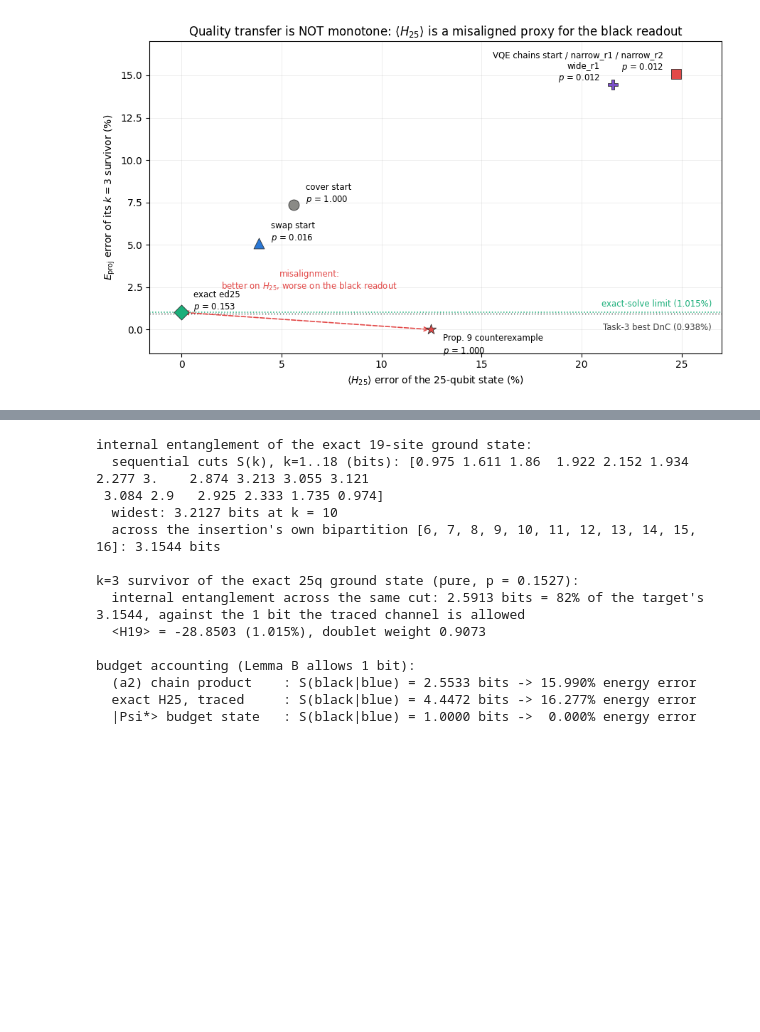
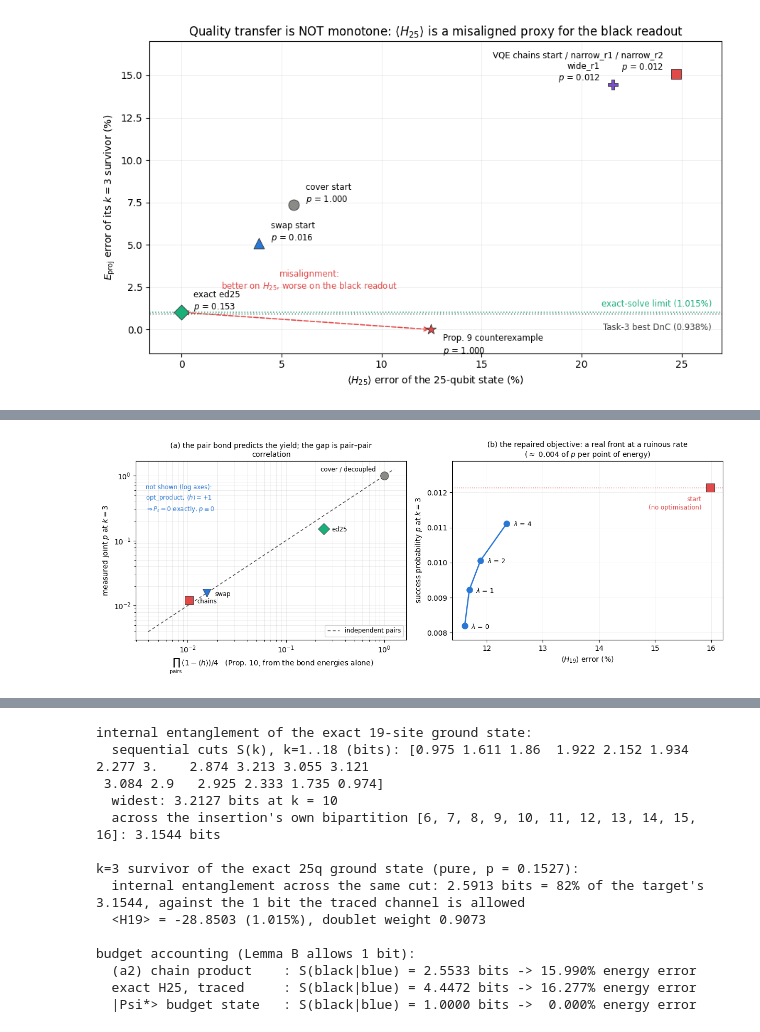
Before and after one commit to Julianaros/Kagome-DnC-VQE, a Jupyter notebook: 5_Task/Trade_Duality_KAFH.ipynb, the cells around one changed output, grey strips where cells are left out. Drawn from its saved outputs; the diff is of its cells as text; code cells hidden in the pictures; blank space fills up the shorter version.

```diff
--- a/5_Task/Trade_Duality_KAFH.ipynb
+++ b/5_Task/Trade_Duality_KAFH.ipynb
@@ -1330,0 +1457,92 @@ both readings of the best state per tag:
+# %%
+# the lambda-scan of the repaired objective, and Fig. 7 -------------------------
+ls = dict(np.load(RESULTS / "lambda_scan.npz"))
+print(f"{'lambda':>7s} {'<H19>':>9s} {'err%':>7s} {'pairs':>8s} "
+      f"{'prod Ps':>8s} {'p3':>8s} {'E_proj':>9s} {'err%':>7s} "
+      f"{'w_doublet':>9s} {'|grad0|':>9s}")
+for k in range(len(ls["lam"])):
+    print(f"{ls['lam'][k]:7.0f} {ls['e_black'][k]:9.4f} "
+          f"{err(ls['e_black'][k]):7.3f} {ls['pair_sum'][k]:8.4f} "
+          f"{ls['ps_prod'][k]:8.5f} {ls['p3'][k]:8.5f} "
+          f"{ls['e_proj'][k]:9.4f} {err(ls['e_proj'][k]):7.3f} "
+          f"{ls['w3'][k]:9.5f} {ls['grad0'][k]:9.1e}")
+
+order = np.argsort(ls["lam"])
+pair_s, p3_s = ls["pair_sum"][order], ls["p3"][order]
+assert np.all(np.diff(pair_s) < 0), "pair bonds should fall with lambda"
+assert np.all(np.diff(p3_s) > 0), "yield should rise with lambda"
+assert np.all(ls["w3"] < 1e-6), "survivors carry no doublet weight"
+assert np.all(ls["grad0"] < 1e-10), "plateau inherited at every lambda"
+i0 = int(np.argmin(ls["lam"]))
+assert all(err(ls["e_black"][k]) >= err(ls["e_black"][i0]) - 1e-9
+           and err(ls["e_proj"][k]) >= err(ls["e_proj"][i0]) - 1e-9
+           for k in range(len(ls["lam"])))
+slope = ((p3_s[-1] - p3_s[0])
+         / (err(ls["e_black"][order][-1]) - err(ls["e_black"][order][0])))
+print(f"\nexchange rate: {slope:.4f} of probability per percentage point of "
+      f"black energy  ->  reaching p = 0.5 would cost "
+      f"{(0.5 - p3_s[-1]) / slope:.0f} points")
+print(f"every lambda > 0 is worse than lambda = 0 in BOTH readings; doublet "
+      f"weight is 0 throughout")
+
+fig, axes = plt.subplots(1, 2, figsize=(12.2, 4.8))
+ax = axes[0]                                   # Prop. 10 across the states
+MK = {"cover": (GRAY, "o"), "chains": (RED, "s"), "opt_product": (BLUE, "^"),
+      "swap": (BLUE, "v"), "ed25": (GREEN, "D"), "decoupled": (RED, "*")}
+lo = np.logspace(-2.4, 0.1, 50)
+ax.plot(lo, lo, color="#404040", lw=1.0, ls=(0, (4, 3)),
+        label="independent pairs")
+groups = {}                                    # merge coincident points
+for k, nm in enumerate(names):
+    if po["p3"][k] <= 0:                       # log axes: annotate instead
+        continue
+    groups.setdefault((round(float(po["ps_prod"][k]), 4),
+                       round(float(po["p3"][k]), 4)), []).append((k, nm))
+for (x_, y_), members in groups.items():
+    k0, nm0 = members[0]
+    c_, mk = MK.get(nm0, (GRAY, "o"))
+    ax.scatter(x_, y_, s=125, color=c_, marker=mk, zorder=5,
+               edgecolor="#303030", linewidth=0.6)
+    lab = " / ".join(nm for _, nm in members)
+    dx, dy, ha = ((-12, 6, "right") if y_ > 0.5 else (11, -4, "left"))
+    ax.annotate(lab, (x_, y_), textcoords="offset points", xytext=(dx, dy),
+                fontsize=8.5, ha=ha)
+dead = [names[k] for k in range(len(names)) if po["p3"][k] <= 0]
+ax.text(0.035, 0.72, f"not shown (log axes):\n{', '.join(dead)}, "
+        r"$\langle h\rangle = +1$" "\n" r"$\Rightarrow P_s = 0$ exactly, "
+        r"$p \equiv 0$", transform=ax.transAxes, fontsize=8.5, color=BLUE,
+        linespacing=1.4)
+ax.set_xscale("log"); ax.set_yscale("log")
+ax.set_xlabel(r"$\prod_{\rm pairs}(1-\langle h\rangle)/4$   "
+              r"(Prop. 10, from the bond energies alone)")
+ax.set_ylabel(r"measured joint $p$ at $k=3$")
+ax.set_title("(a) the pair bond predicts the yield; the gap is pair–pair\n"
+             "correlation", fontsize=10)
+ax.legend(fontsize=8.5, loc="lower right")
+ax.grid(alpha=0.25, lw=0.6, which="both")
+
+ax = axes[1]                                   # the lambda front
+ax.plot(err(ls["e_black"][order]), p3_s, marker="o", color=BLUE, lw=1.8,
+        ms=8, zorder=4)
+for k in order:
+    ax.annotate(rf"$\lambda$ = {ls['lam'][k]:.0f}",
+                (err(ls["e_black"][k]), ls["p3"][k]),
+                textcoords="offset points", xytext=(9, -4), fontsize=9)
+ax.scatter([15.990], [0.01214], s=120, color=RED, marker="s", zorder=5,
+           edgecolor="#303030", linewidth=0.6)
+ax.annotate("start\n(no optimisation)", (15.990, 0.01214),
+            textcoords="offset points", xytext=(-12, -30), fontsize=8.5,
+            ha="right", color=RED, linespacing=1.3)
+ax.axhline(0.01214, color=RED, lw=1.0, ls=(0, (1, 2)))
+ax.set_ylim(0.0078, 0.0129)
+ax.set_xlabel(r"$\langle H_{19}\rangle$ error (%)")
+ax.set_ylabel(r"success probability $p$ at $k=3$")
+ax.set_title(r"(b) the repaired objective: a real front at a ruinous rate"
+             "\n" r"($\approx$ 0.004 of $p$ per point of energy)",
+             fontsize=10)
+ax.grid(alpha=0.25, lw=0.6)
+fig.tight_layout()
+fig.savefig(FIGURES / "fig7_product_objective.png", dpi=160,
+            bbox_inches="tight")
+plt.show()
+# %% [output]
@@ -1331 +1557,2 @@ both readings of the best state per tag:
+[figure, added]
 # %% [markdown]
```
Also changed, not shown: parts of 8 cells of this notebook, 4 other files.
